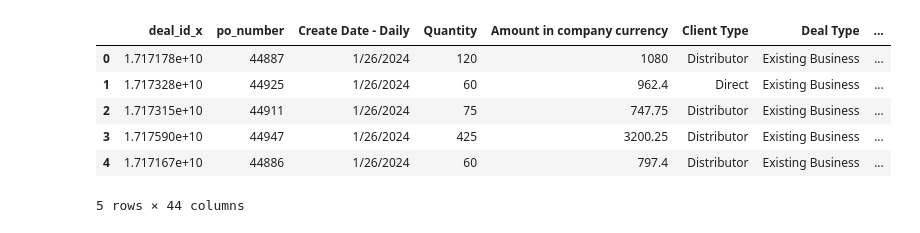
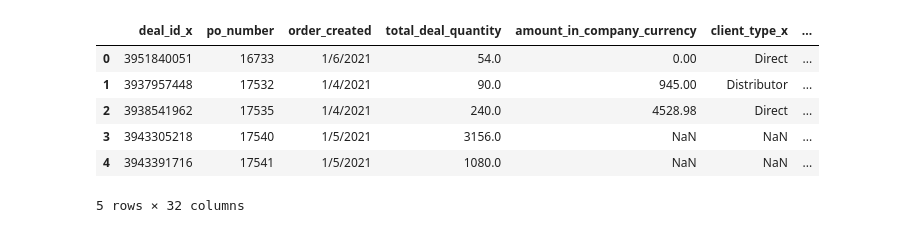
Before and after one commit to Atlis34/Project1, a Jupyter notebook: analysis/combined_data.ipynb, the cells around one changed output. Saved outputs shown, nothing was run; the diff lists cells and outputs as text; code cells hidden in the pictures.

```diff
--- a/analysis/combined_data.ipynb
+++ b/analysis/combined_data.ipynb
@@ -14,0 +23,14 @@ prod_df['po_number'] = prod_df['po_number'].astype(str)
+# %%
+#rename prod columns
+renamed_prod_df = prod_df.rename(columns={"mfp_quantity": "total_intl_product_quantity",
+                                "Total SKU on PO": "total_product_quantity",
+                                "hs_client_type": "client_type",
+                                "hs_dealtype": "deal_type",
+                                "unit_cost": "intl_unit_cost",
+                                "fixed_cost" :"fixed_intl_pkg_cost",
+                                "COGS int SKU Cost" : "total_intl_unit_cost_dont_use",
+                                "COGS PKF Sock domestic SKU Cost" : "total_sku_cost",
+                                "submitted_at" : "submitted_to_prod"
+                                   })
+
+renamed_prod_df.head()
@@ -14,0 +44,16 @@ prod_df['po_number'] = prod_df['po_number'].astype(str)
+# %%
+# rename deal_df columns
+renamed_deal_df = deal_df.rename(columns={"Create Date - Daily": "order_created",
+                                "Quantity": "total_deal_quantity",
+                                "Deal Stage": "deal_stage",
+                                "Deal Type": "deal_type",
+                                "Design Difficulty": "design_difficulty",
+                                "Revisions": "revisions",
+                                "Automation Tools": "automation_tools",
+                                "Deal Source CA": "deal_source_ca",
+                                "Number of Associated Contacts": "number_of_associated_contacts",
+                                "Special Order Type": "special_order_type",
+                                "Deal Source CA": "deal_source_ca",
+                                "Client Type": "client_type",
+                                "Amount in company currency": "amount_in_company_currency"})
+renamed_deal_df.head()
@@ -15,17 +67,17 @@ prod_df['po_number'] = prod_df['po_number'].astype(str)
 # %%
 #merge csv files
 
 # Merge the DataFrames based on the 'po_number' column
 # Now, you can perform the merge operation
-deal_prod_merge_df = pd.merge(deal_df, prod_df, on='po_number', how="outer")
+deal_prod_merge_df = pd.merge(renamed_deal_df, renamed_prod_df, on='po_number', how="left")
 deal_prod_merge_df.head()
 # %% [output]
-|  | deal_id_x | po_number | Create Date - Daily | Quantity | Amount in company currency | Client Type | Deal Type | ... |
-| 0 | 1.717178e+10 | 44887 | 1/26/2024 | 120 | 1080 | Distributor | Existing Business | ... |
-| 1 | 1.717328e+10 | 44925 | 1/26/2024 | 60 | 962.4 | Direct | Existing Business | ... |
-| 2 | 1.717315e+10 | 44911 | 1/26/2024 | 75 | 747.75 | Distributor | Existing Business | ... |
-| 3 | 1.717590e+10 | 44947 | 1/26/2024 | 425 | 3200.25 | Distributor | Existing Business | ... |
-| 4 | 1.717167e+10 | 44886 | 1/26/2024 | 60 | 797.4 | Distributor | Existing Business | ... |
+|  | deal_id_x | po_number | order_created | total_deal_quantity | amount_in_company_currency | client_type_x | ... |
+| 0 | 3951840051 | 16733 | 1/6/2021 | 54.0 | 0.00 | Direct | ... |
+| 1 | 3937957448 | 17532 | 1/4/2021 | 90.0 | 945.00 | Distributor | ... |
+| 2 | 3938541962 | 17535 | 1/4/2021 | 240.0 | 4528.98 | Direct | ... |
+| 3 | 3943305218 | 17540 | 1/5/2021 | 3156.0 | NaN | NaN | ... |
+| 4 | 3943391716 | 17541 | 1/5/2021 | 1080.0 | NaN | NaN | ... |
-5 rows × 44 columns
+5 rows × 32 columns
 # %%
 # Save the merged DataFrame as a new CSV file
```
Also changed, not shown: parts of 12 cells of this notebook, 19 other files.
